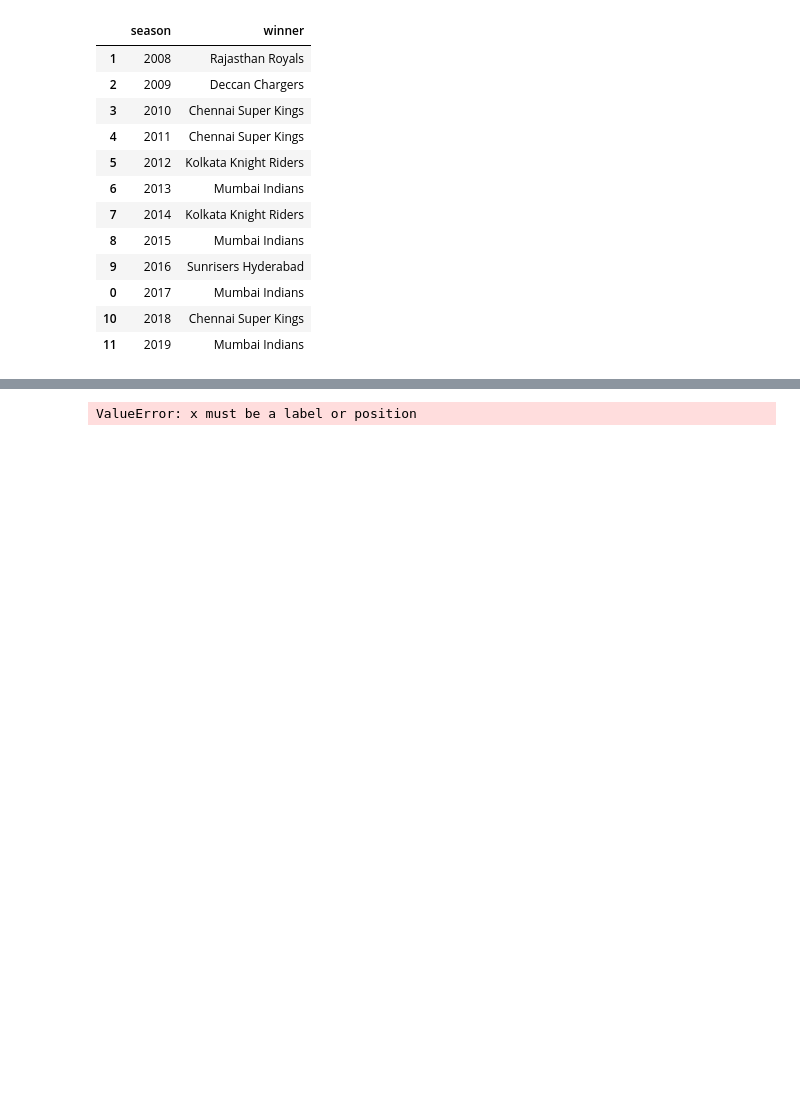
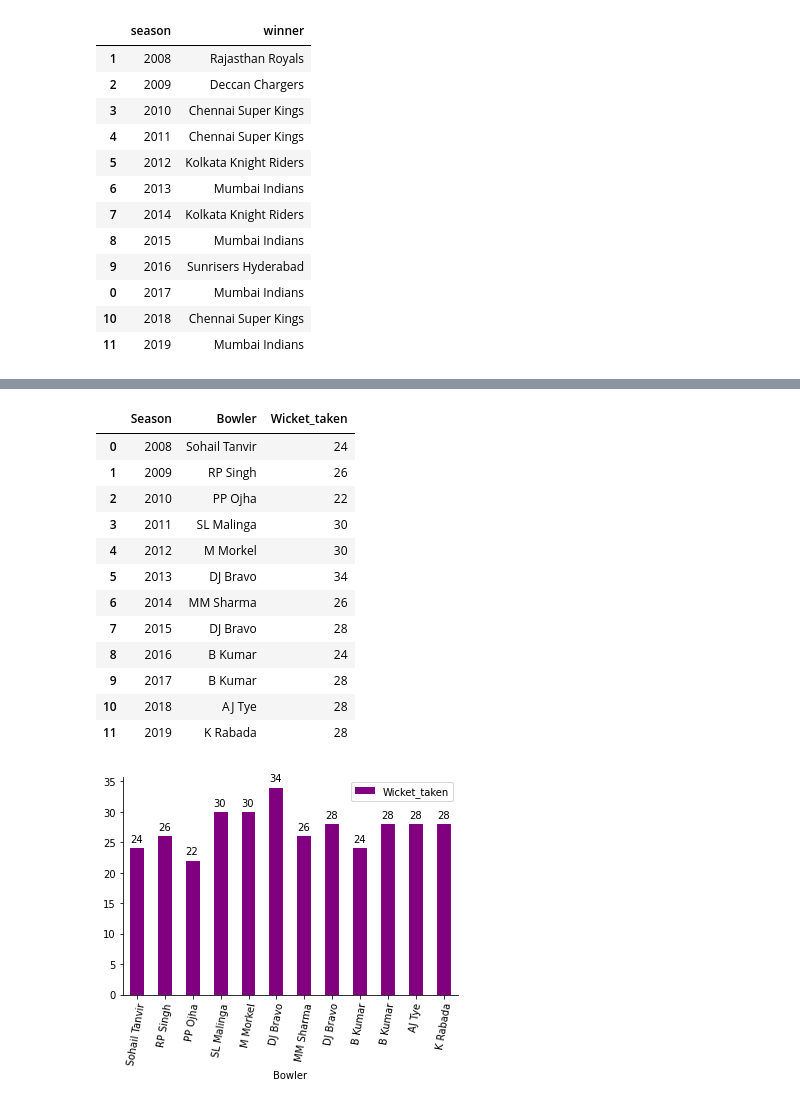
Before and after one commit to jddotcom/Exploratory-Data-Analysis---Sports, a Jupyter notebook: Exploratory Data Analysis - Sports.ipynb, the cells around one changed output, grey strips where cells are left out. Saved outputs shown, nothing was run; the diff lists cells and outputs as text; code cells hidden in the pictures; blank space fills up the shorter version.

```diff
--- a/Exploratory Data Analysis - Sports.ipynb
+++ b/Exploratory Data Analysis - Sports.ipynb
@@ -148,12 +175,25 @@ final_matches[['season','winner']].reset_index(drop=True).sort_values('season')
 # %%
-#Orange Cap Winners
+#Purple Cap Winners
 Season_purple_cap=complete_data[complete_data["dismissal_kind"]!="run out"]
 Season_purple_cap=complete_data.groupby(["season","bowler"])["dismissal_kind"].count().reset_index().sort_values(by="dismissal_kind",ascending=False).reset_index(drop=True)
 Season_purple_cap= Season_purple_cap.drop_duplicates(subset=["season"],keep="first").sort_values(by="season").reset_index(drop=True)
 Season_purple_cap.columns= ["Season","Bowler","Wicket_taken"]
-ax=Season_purple_cap.plot(['Bowler','Season'],'Wicket_taken',color='purple',kind='bar')
+ax=Season_purple_cap.plot('Bowler','Wicket_taken',color='purple',kind='bar')
 plt.xticks(rotation=80)
 annot_plot(ax,0,1)
 Season_purple_cap
 # %% [output]
-ValueError: x must be a label or position
+|  | Season | Bowler | Wicket_taken |
+| 0 | 2008 | Sohail Tanvir | 24 |
+| 1 | 2009 | RP Singh | 26 |
+| 2 | 2010 | PP Ojha | 22 |
+| 3 | 2011 | SL Malinga | 30 |
+| 4 | 2012 | M Morkel | 30 |
+| 5 | 2013 | DJ Bravo | 34 |
+| 6 | 2014 | MM Sharma | 26 |
+| 7 | 2015 | DJ Bravo | 28 |
+| 8 | 2016 | B Kumar | 24 |
+| 9 | 2017 | B Kumar | 28 |
+| 10 | 2018 | AJ Tye | 28 |
+| 11 | 2019 | K Rabada | 28 |
+[figure, added]
```
Also changed, not shown: parts of 28 cells of this notebook.
